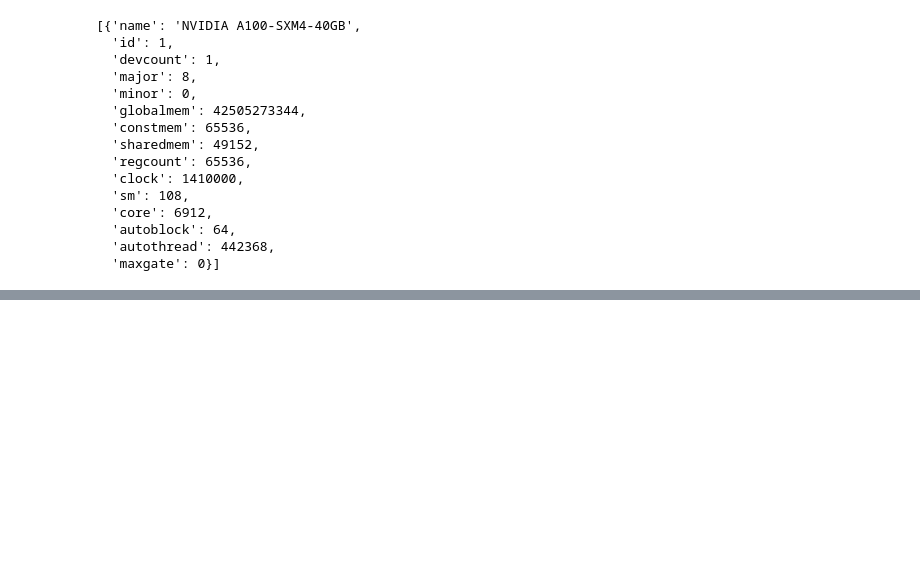
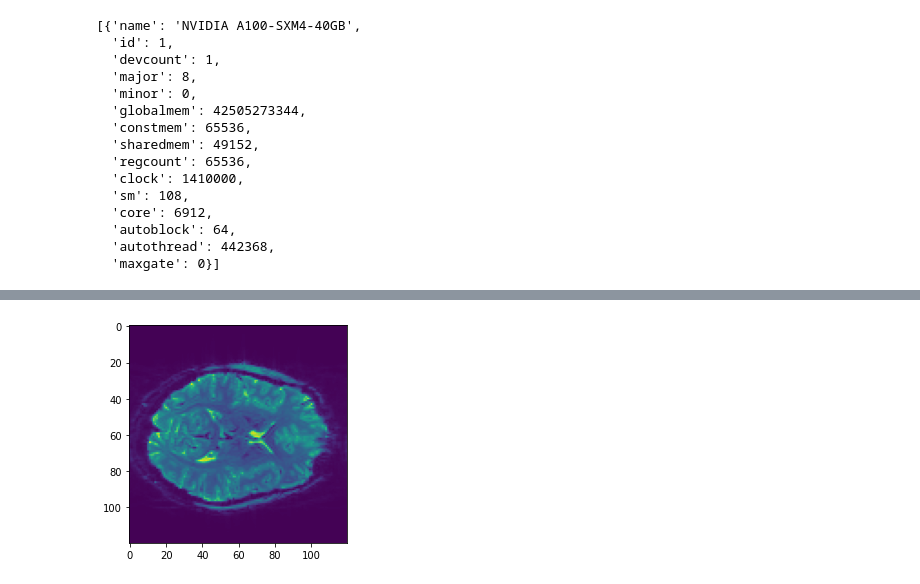
Before and after one commit to neural-imagery/tomography-experiments, a Jupyter notebook: fmri2fnirs/main.ipynb, the cells around one changed output, grey strips where cells are left out. Cells and saved outputs as stored; diff of their text form; code cells hidden in the pictures; blank space fills up the shorter version.

```diff
--- a/fmri2fnirs/main.ipynb
+++ b/fmri2fnirs/main.ipynb
@@ -172,0 +311,5 @@ plt.close(fig)
+# %%
+fmri_avg = np.average(fmri, axis=3)
+plt.imshow(fmri_avg[:,:,42]); plt.show()
+# %% [output]
+[figure, added]
```
Also changed, not shown: parts of 38 cells of this notebook, 3 other files.
